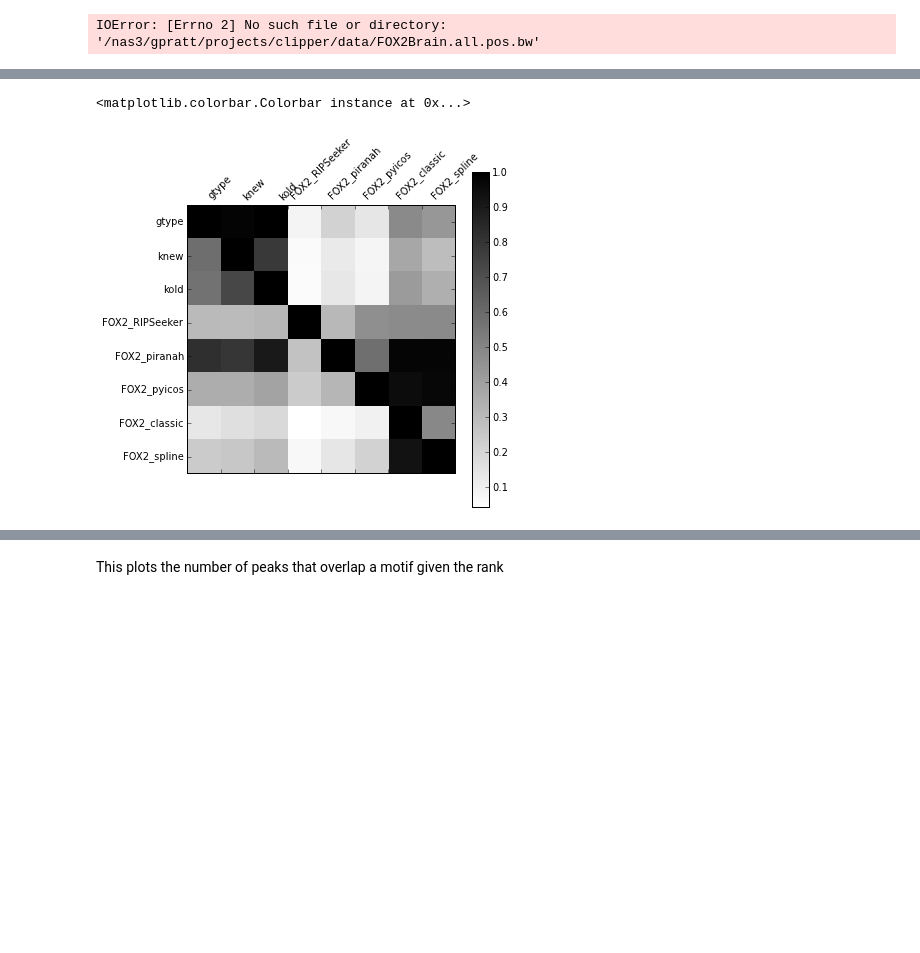
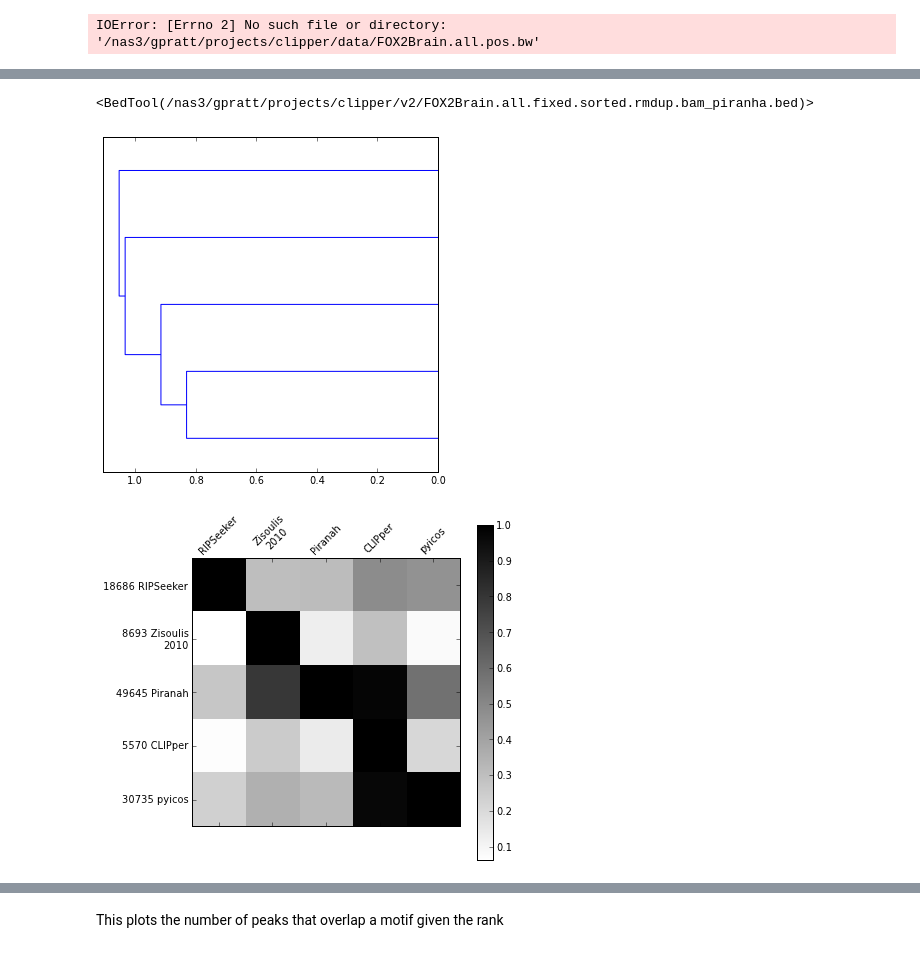
Before and after one commit to gpratt/iPython_Notebook, a Jupyter notebook: CLIPper_Analysis.ipynb, the cells around one changed output, grey strips where cells are left out. Saved outputs shown, nothing was run; the diff lists cells and outputs as text; code cells hidden in the pictures; blank space fills up the shorter version.

Commit message:
updated iclip encode analysis

```diff
--- a/CLIPper_Analysis.ipynb
+++ b/CLIPper_Analysis.ipynb
@@ -12,6 +12,8 @@ from general.pybedtools_helpers import small_peaks
 import sys
 sys.path.append("/nas3/lovci/ipy")
 import clustering
+# %%
+img_path = "/nas3/gpratt/projects/cshl_poster/"
 # %%
 GCATG_motif = pybedtools.BedTool("/nas3/gpratt/projects/pipeline_analysis/motifs/mm9/motif_GCATG.BED")
 GGAGA_motif = pybedtools.BedTool("/nas3/gpratt/projects/pipeline_analysis/motifs/hg19/motif_GGAGA.BED")
@@ -95,16 +85,34 @@ import scipy.cluster
+# %%
+len(FOX2_piranah
+# %% [output]
+<BedTool(/nas3/gpratt/projects/clipper/v2/FOX2Brain.all.fixed.sorted.rmdup.bam_piranha.bed)>
+# %%
+#"kold" : kold, "gtype" : gtype, "FOX2_classic" : FOX2_classic,
+jaccard_dict = {}
+FOX2_dict = { "Piranah" : FOX2_piranah, "CLIPper" : FOX2_spline,
+             "pyicos" : FOX2_pyicos, "Zisoulis\n2010" : knew, "RIPSeeker" : FOX2_RIPSeeker}
+for analysis_file_1, bedtool_1 in FOX2_dict.items():
+    jaccard_dict[analysis_file_1.split(".")[0]] = {}
+    for analysis_file_2, bedtool_2 in FOX2_dict.items():
+        jaccard_dict[analysis_file_1][analysis_file_2] = len(bedtool_1.intersect(bedtool_2, u=True)) / (len(bedtool_1) * 1.0)
+
+jaccard_frame = pd.DataFrame(jaccard_dict)
 # %%
+figsize(6,6)
 y_events = scipy.spatial.distance.pdist(jaccard_frame)
 Z_events = scipy.cluster.hierarchy.linkage(y_events)
-#d_events = scipy.cluster.hierarchy.dendrogram(Z_events, orientation='right', distance_sort='descending', no_labels=True)
+d_events = scipy.cluster.hierarchy.dendrogram(Z_events, orientation='right', distance_sort='descending', no_labels=True)
 event_order = d_events['leaves'][::-1]
 
+lens_dict = {name : str(len(interval)) for name, interval in FOX2_dict.items()}
 matshow(jaccard_frame.as_matrix()[event_order,:][:,event_order], interpolation="nearest", cmap=cm.gist_yarg)
-yticks(arange(len(jaccard_frame.index)), [ jaccard_frame.index[i] for i in event_order] )
-xticks(arange(len(jaccard_frame.columns)) + .5,[ jaccard_frame.columns[i] for i in event_order] , rotation=45)
+yticks(arange(len(jaccard_frame.index)), [ lens_dict[jaccard_frame.index[i]] + " " + jaccard_frame.index[i] for i in event_order] )
+xticks(arange(len(jaccard_frame.columns)),[ jaccard_frame.columns[i] for i in event_order] , rotation=45)
 
 colorbar()
+savefig(img_path + "fox2_counts.pdf")
 # %% [output]
-<matplotlib.colorbar.Colorbar instance at 0x...>
-[figure, old version]
+[figure, new version]
+[figure, added]
 # %%
 jaccard_dict = {}
```
Also changed, not shown: parts of 84 cells of this notebook, 3 other files.
